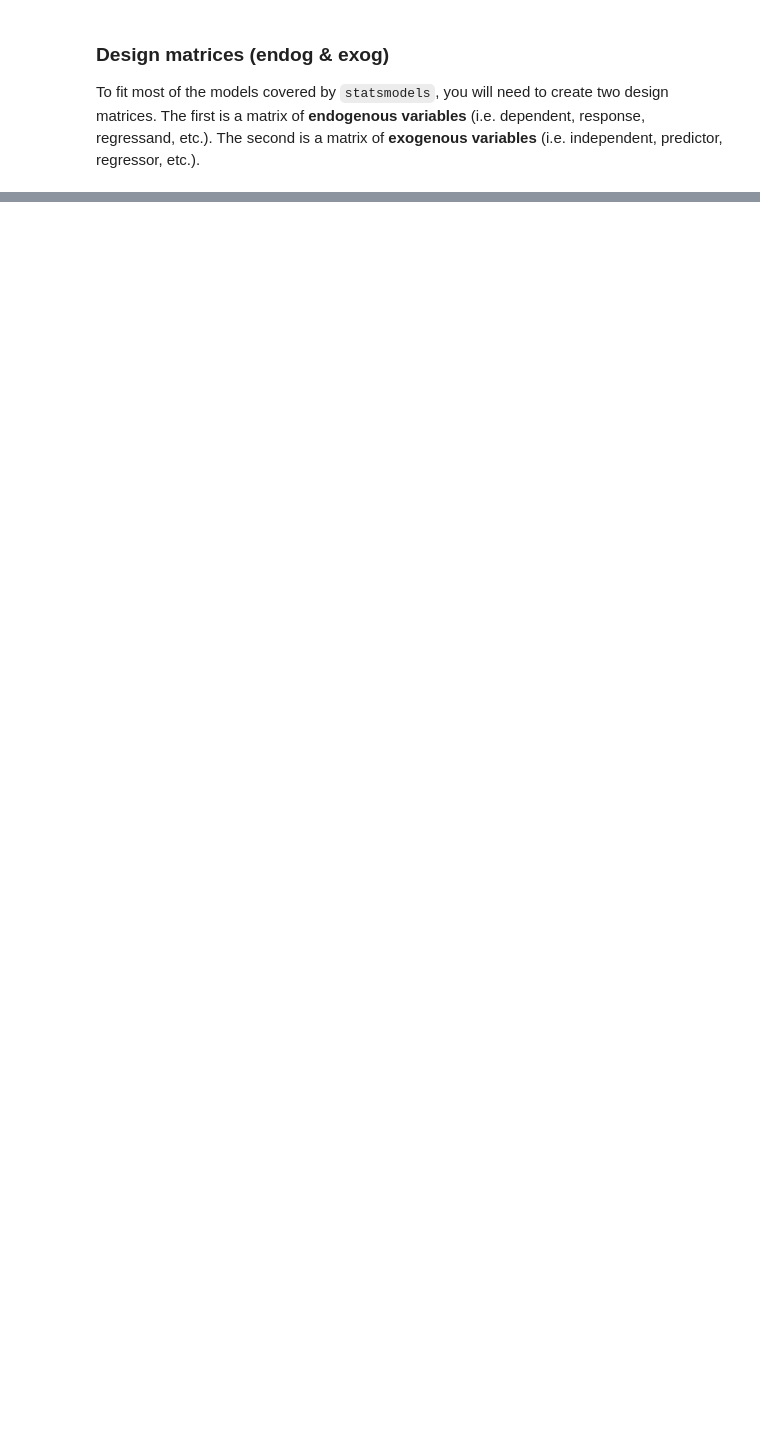
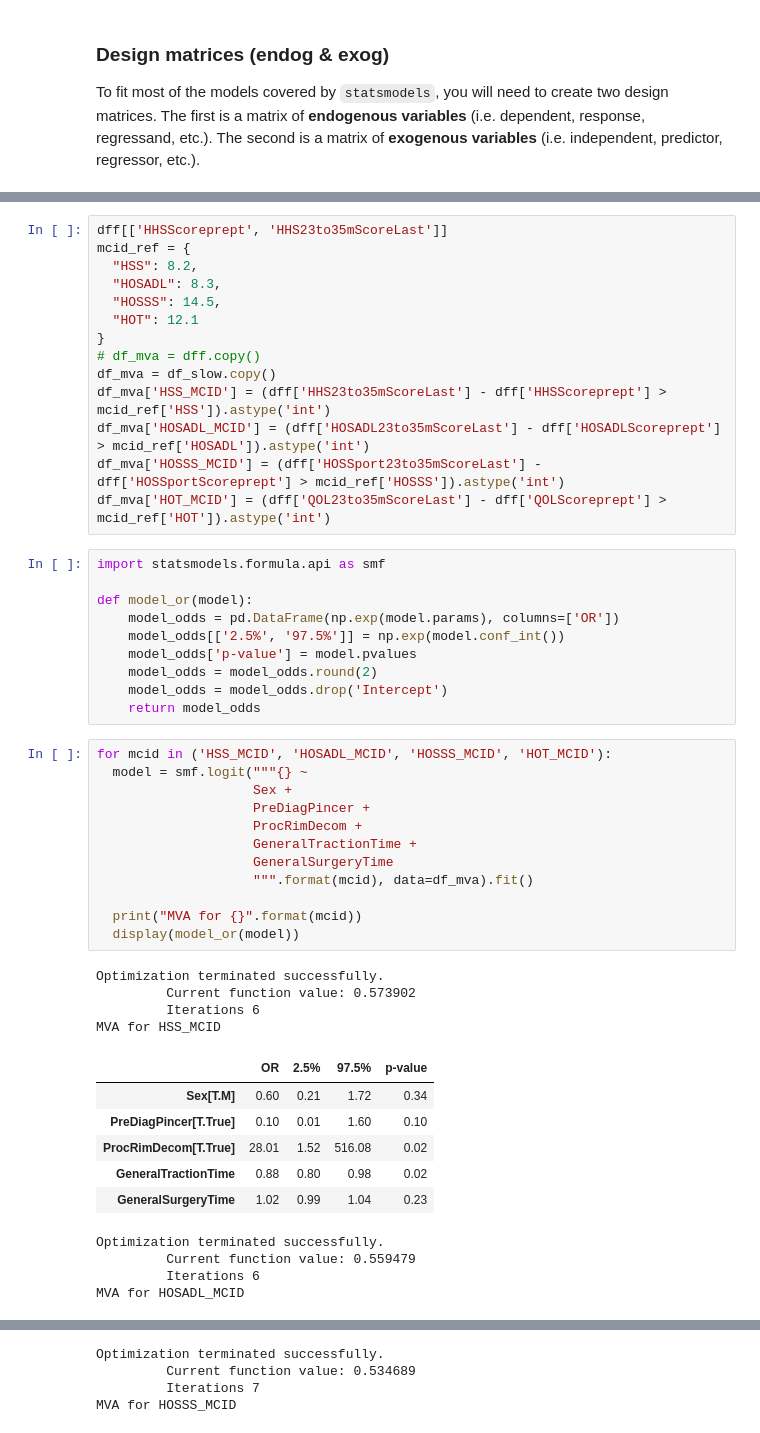
Before and after one commit to Darkbladecr/traction_proms, a Jupyter notebook: notebook.ipynb, the cells around one changed output, grey strips where cells are left out. Saved outputs shown, nothing was run; the diff lists cells and outputs as text; blank space fills up the shorter version.

```diff
--- a/notebook.ipynb
+++ b/notebook.ipynb
@@ -972,0 +908,51 @@ strong multicollinearity problems or that the design matrix is singular.
+# %%
+dff[['HHSScoreprept', 'HHS23to35mScoreLast']]
+mcid_ref = {
+  "HSS": 8.2,
+  "HOSADL": 8.3,
+  "HOSSS": 14.5,
+  "HOT": 12.1
+}
+# df_mva = dff.copy()
+df_mva = df_slow.copy()
+df_mva['HSS_MCID'] = (dff['HHS23to35mScoreLast'] - dff['HHSScoreprept'] > mcid_ref['HSS']).astype('int')
+df_mva['HOSADL_MCID'] = (dff['HOSADL23to35mScoreLast'] - dff['HOSADLScoreprept'] > mcid_ref['HOSADL']).astype('int')
+df_mva['HOSSS_MCID'] = (dff['HOSSport23to35mScoreLast'] - dff['HOSSportScoreprept'] > mcid_ref['HOSSS']).astype('int')
+df_mva['HOT_MCID'] = (dff['QOL23to35mScoreLast'] - dff['QOLScoreprept'] > mcid_ref['HOT']).astype('int')
+# %%
+import statsmodels.formula.api as smf
+
+def model_or(model):
+    model_odds = pd.DataFrame(np.exp(model.params), columns=['OR'])
+    model_odds[['2.5%', '97.5%']] = np.exp(model.conf_int())
+    model_odds['p-value'] = model.pvalues
+    model_odds = model_odds.round(2)
+    model_odds = model_odds.drop('Intercept')
+    return model_odds
+# %%
+for mcid in ('HSS_MCID', 'HOSADL_MCID', 'HOSSS_MCID', 'HOT_MCID'):
+  model = smf.logit("""{} ~
+                    Sex +
+                    PreDiagPincer +
+                    ProcRimDecom +
+                    GeneralTractionTime +
+                    GeneralSurgeryTime
+                    """.format(mcid), data=df_mva).fit()
+
+  print("MVA for {}".format(mcid))
+  display(model_or(model))
+# %% [output]
+Optimization terminated successfully.
+         Current function value: 0.573902
+         Iterations 6
+MVA for HSS_MCID
+|  | OR | 2.5% | 97.5% | p-value |
+| Sex[T.M] | 0.60 | 0.21 | 1.72 | 0.34 |
+| PreDiagPincer[T.True] | 0.10 | 0.01 | 1.60 | 0.10 |
+| ProcRimDecom[T.True] | 28.01 | 1.52 | 516.08 | 0.02 |
+| GeneralTractionTime | 0.88 | 0.80 | 0.98 | 0.02 |
+| GeneralSurgeryTime | 1.02 | 0.99 | 1.04 | 0.23 |
+Optimization terminated successfully.
+         Current function value: 0.559479
+         Iterations 6
+MVA for HOSADL_MCID
@@ -972,0 +965,4 @@ strong multicollinearity problems or that the design matrix is singular.
+Optimization terminated successfully.
+         Current function value: 0.534689
+         Iterations 7
+MVA for HOSSS_MCID
```
Also changed, not shown: parts of 11 cells of this notebook, 2 other files.
